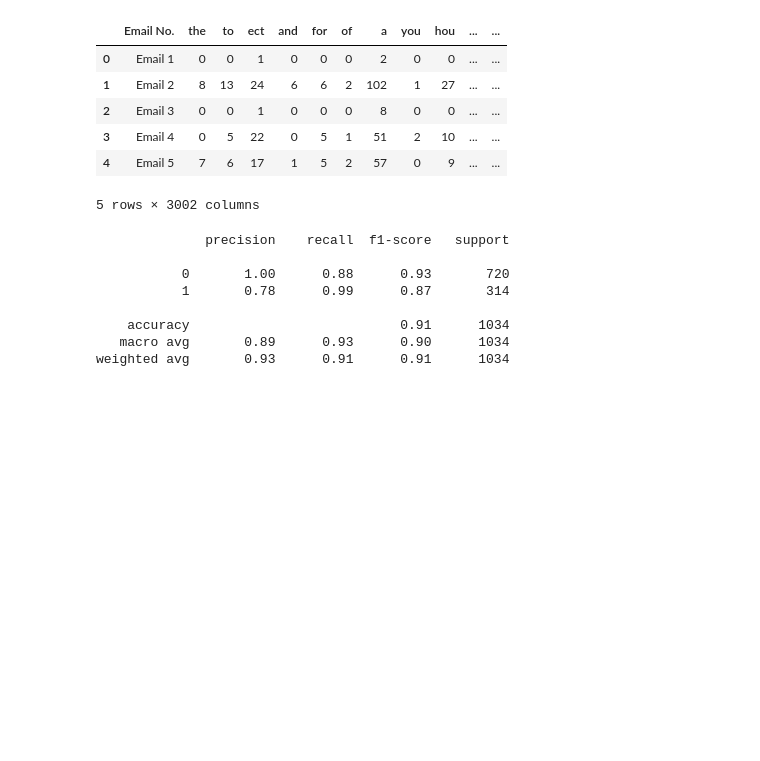
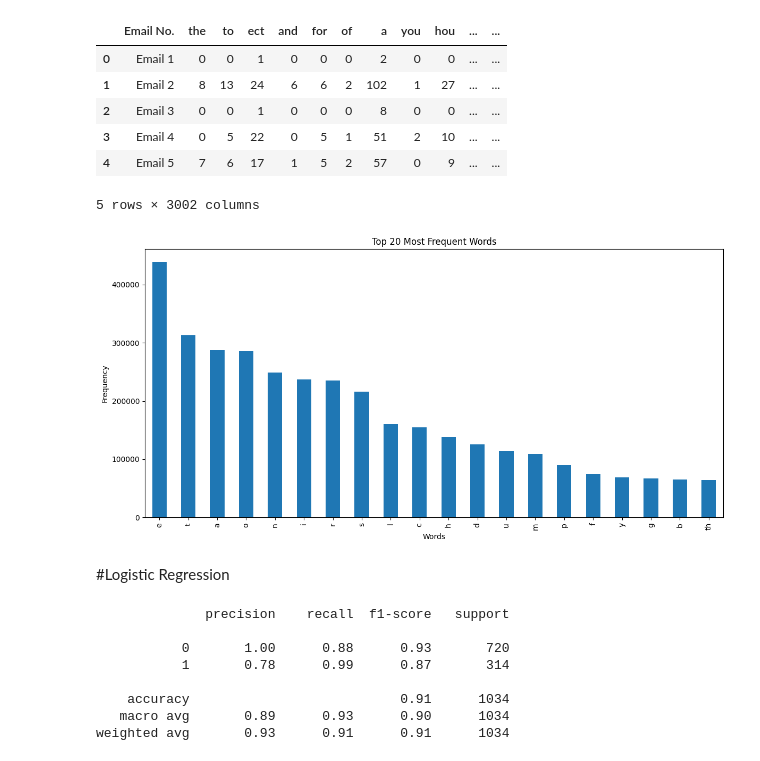
Before and after one commit to switin2006/Spam-Email-Detector, a Jupyter notebook: Email_Prediction.ipynb, the cells around one changed output. Cells and saved outputs as stored; diff of their text form; code cells hidden in the pictures; blank space fills up the shorter version.

```diff
--- a/Email_Prediction.ipynb
+++ b/Email_Prediction.ipynb
@@ -29,4 +30,16 @@ df.head()
 | 3 | Email 4 | 0 | 5 | 22 | 0 | 5 | 1 | 51 | 2 | 10 | ... | ... |
 | 4 | Email 5 | 7 | 6 | 17 | 1 | 5 | 2 | 57 | 0 | 9 | ... | ... |
 5 rows × 3002 columns
+# %%
+#Bar Plot of Top N Words
+word_columns = df.drop(columns=["Email No.", "Prediction"])
+word_sums = word_columns.sum().sort_values(ascending=False)
+top_n = 20
+word_sums.head(top_n).plot(kind='bar', figsize=(12,6), title=f'Top {top_n} Most Frequent Words')
+plt.xlabel('Words')
+plt.ylabel('Frequency')
+plt.tight_layout()
+plt.show()
+# %% [output]
+[figure, added]
 # %%
@@ -47,4 +62,6 @@ def Scaledataframe(dataframe,over_sampling=False):
 train,X_train,y_train=Scaledataframe(train,over_sampling=True)
 test,X_test,y_test=Scaledataframe(test)
 valid,X_valid,y_valid=Scaledataframe(valid)
+# %% [markdown]
+#Logistic Regression
 # %%
```
Also changed, not shown: parts of 10 cells of this notebook.
